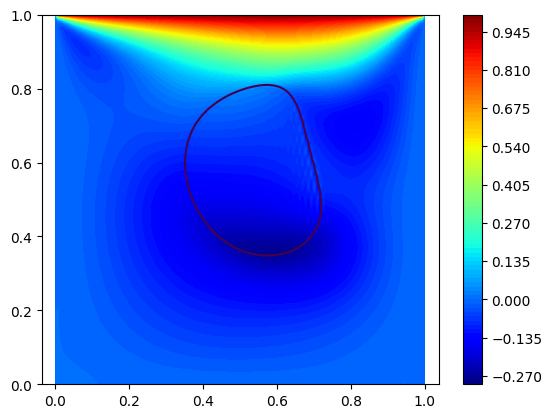
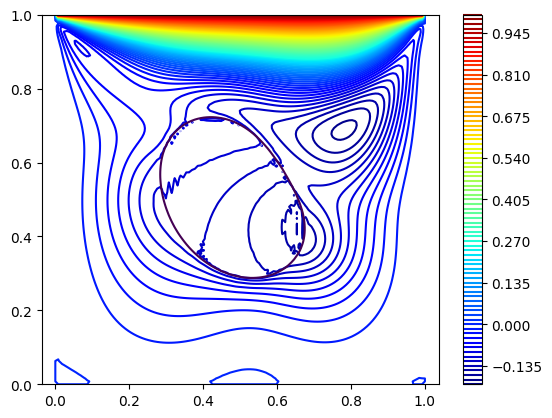
Unified diff of the notebook cell whose output changed from the first chart to the second:
--- before
+++ after
@@ -8,5 +8,5 @@
 dpdx, dpdy = np.gradient(p0, dx, dy)
 
-plt.contourf(X, Y, a, levels=100, cmap="jet")
+plt.contour(X, Y, a, levels=100, cmap="jet")
 plt.colorbar()
 plt.contour(X,Y, phi, levels=[0])

Commit: #1 fixing the stresses and adding 2nd order treatments